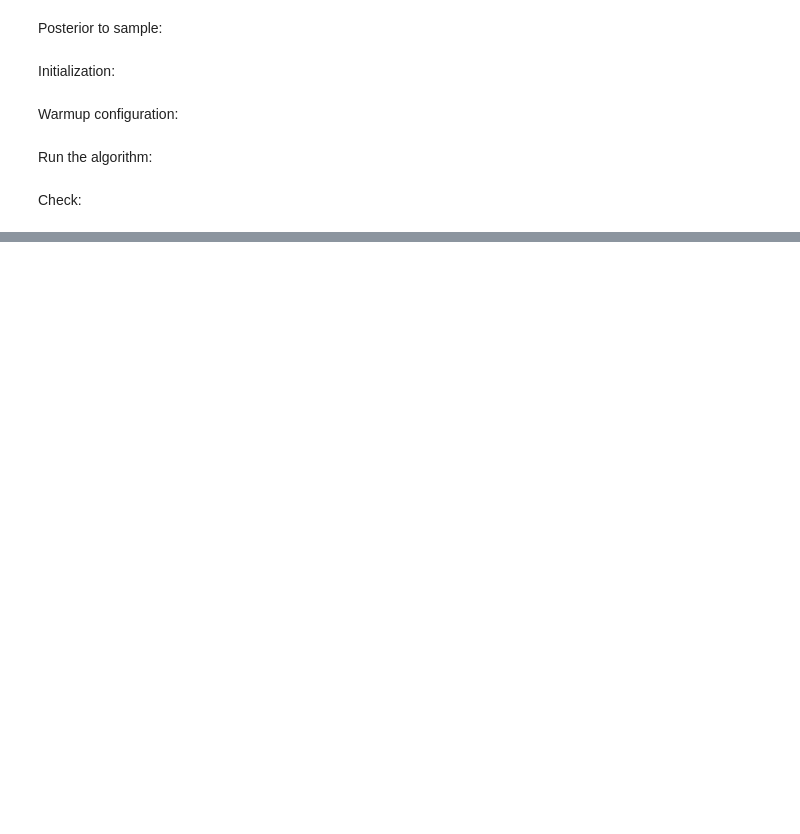
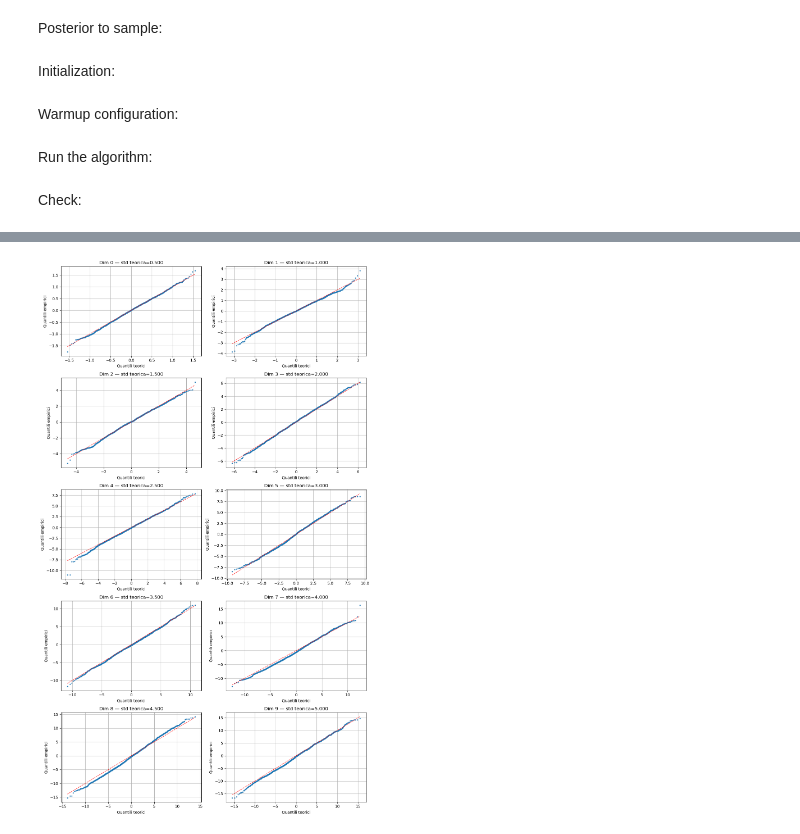
Before and after one commit to Mattia-Ponchio/Inference_Project, a Jupyter notebook: JAX_NUTS_Gauss10D.ipynb, the cells around one changed output, grey strips where cells are left out. Drawn from its saved outputs; the diff is of its cells as text; code cells hidden in the pictures; blank space fills up the shorter version.

```diff
--- a/JAX_NUTS_Gauss10D.ipynb
+++ b/JAX_NUTS_Gauss10D.ipynb
@@ -189,0 +308,44 @@ print(ess_dim0)
+# %%
+def qq_plot_marginals(samples, Sigma):
+    """
+    samples: array (N, D)
+    Sigma: covarianza teorica (D, D) = A^{-1}
+    """
+    samples = np.asarray(samples)
+    Sigma = np.asarray(Sigma)
+
+    N, D = samples.shape
+    rows, cols = 5, 2  # per D=10
+
+    fig, axes = plt.subplots(rows, cols, figsize=(12, 20))
+    axes = axes.flatten()
+
+    for j in range(D):
+        ax = axes[j]
+
+        # campioni della dimensione j
+        x = np.sort(samples[:, j])
+
+        # quantili teorici della normale con varianza Sigma[j,j]
+        std = np.sqrt(Sigma[j, j])
+        q = norm.ppf(np.linspace(0.001, 0.999, N), loc=0.0, scale=std)
+
+        # QQ plot
+        ax.plot(q, x, 'o', markersize=2)
+        ax.plot(q, q, 'r--', linewidth=1)
+
+        ax.set_title(f"Dim {j} — std teorica={std:.3f}")
+        ax.set_xlabel("Quantili teorici")
+        ax.set_ylabel("Quantili empirici")
+        ax.grid(True)
+
+    # rimuovi subplot vuoti se D < rows*cols
+    for k in range(D, rows*cols):
+        fig.delaxes(axes[k])
+
+    plt.tight_layout()
+    plt.show()
+# %%
+qq_plot_marginals(samples[0], Sigma)
+# %% [output]
+[figure, added]
```
Also changed, not shown: parts of 23 cells of this notebook, 2 other files.
